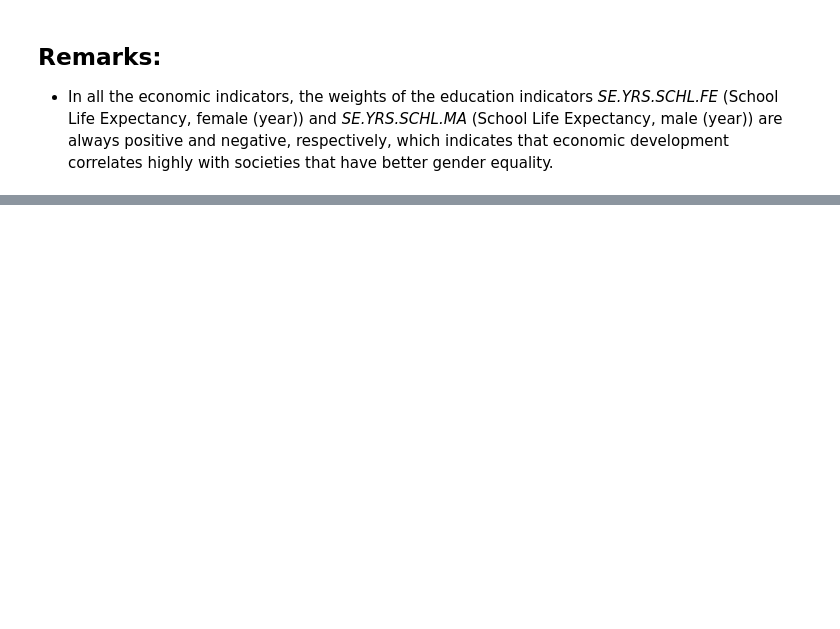
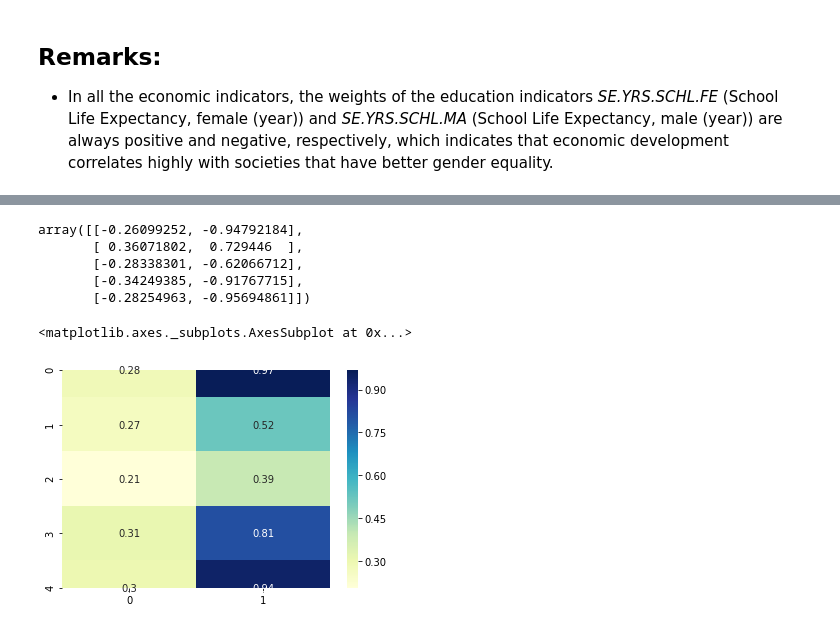
Before and after one commit to GhaliAmir/Education-In-Africa, a Jupyter notebook: Project.ipynb, the cells around one changed output, grey strips where cells are left out. Drawn from its saved outputs; the diff is of its cells as text; code cells hidden in the pictures; blank space fills up the shorter version.

Commit message:
spearman correlation between educational factors and social, economic factors

```diff
--- a/Project.ipynb
+++ b/Project.ipynb
@@ -1041,0 +1032,11 @@ m_afr_y_pred
+# %%
+indicators_tunisia_interpolated = indicators_countries_interpolated[indicators_countries_interpolated\
+                                                                   .index.get_level_values(0)=='TUN']
+social_indicators = ['SP.URB.TOTL.IN.ZS','SL.EMP.TOTL.SP.ZS','SE.XPD.BUDG.ZS']
+economic_indicators = ['NY.GDP.PCAP.KD','AG.POP.EAC.TOT','POP.EAC.FE.ZS']
+educational_indicators = ['SE.PRM.ENRR.NUM.TO','SE.SEC.ENRR.NUM.TO',\
+                          'SE.YRS.SCHL.FE','SE.YRS.SCHL.MA','SE.PRM.ENRL.TC.ZS']
+
+indicators_tunisia_interpolated = indicators_tunisia_interpolated[educational_indicators+\
+                                                                  economic_indicators+\
+                                                                  social_indicators]
@@ -1041,0 +1064,7 @@ m_afr_y_pred
+# %%
+#1992/2013
+indicators_tunisia_interpolated = indicators_tunisia_interpolated[indicators_tunisia_interpolated\
+                                                                 .index.get_level_values(1)>=1992]
+indicators_tunisia_interpolated = indicators_tunisia_interpolated[indicators_tunisia_interpolated\
+                                                                 .index.get_level_values(1)<=2013]
+indicators_tunisia_interpolated
@@ -1041,0 +1090,26 @@ m_afr_y_pred
+# %%
+educational_corr = np.zeros((len(educational_indicators),2))
+#social_corr = np.zeros(len(social_indicators))
+#economic_corr = np.zeros(len(economic_indicators))
+for i, x in enumerate(educational_indicators):
+    for y in social_indicators:
+        educational_corr[i,0] += indicators_tunisia_interpolated[x].corr(indicators_tunisia_interpolated[y],method='spearman')
+
+    educational_corr[i,0] = educational_corr[i,0]/len(social_indicators)
+    for y in economic_indicators:
+        educational_corr[i,1] += indicators_tunisia_interpolated[x].corr(indicators_tunisia_interpolated[y],method='spearman')
+
+    educational_corr[i,1] = educational_corr[i,1]/len(economic_indicators)
+# %%
+educational_corr
+# %% [output]
+array([[-0.26099252, -0.94792184],
+       [ 0.36071802,  0.729446  ],
+       [-0.28338301, -0.62066712],
+       [-0.34249385, -0.91767715],
+       [-0.28254963, -0.95694861]])
+# %%
+sns.heatmap(np.abs(educational_corr), annot=True, cmap="YlGnBu")
+# %% [output]
+<matplotlib.axes._subplots.AxesSubplot at 0x...>
+[figure, added]
```
Also changed, not shown: parts of 25 cells of this notebook.
